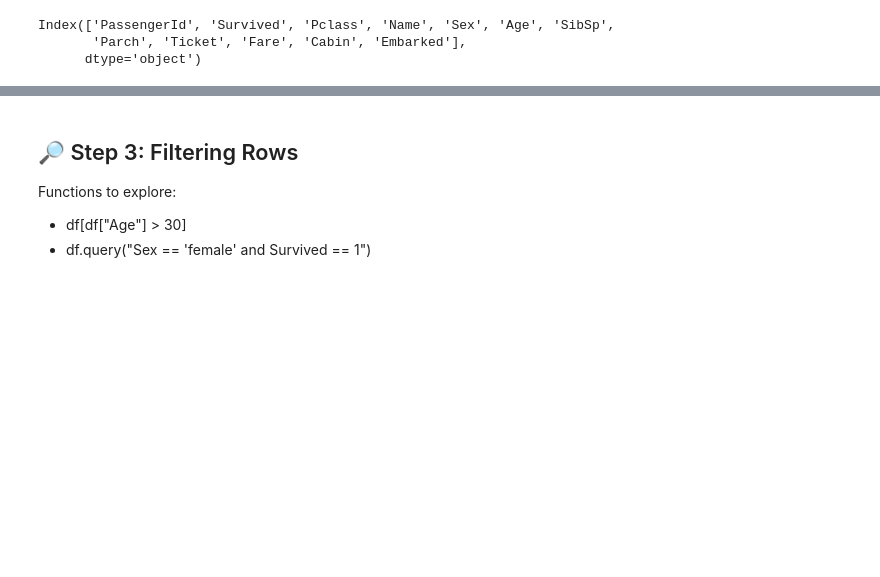
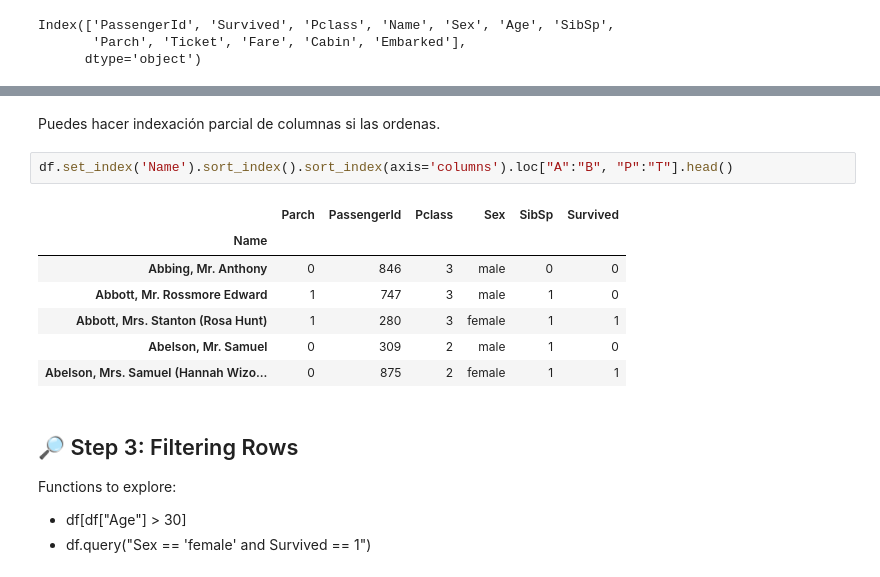
Before and after one commit to franpelirrojo/api_exploration_titanic, a Jupyter notebook: Titanic_Pandas_Practice_Notebook.ipynb, the cells around one changed output, grey strips where cells are left out. Drawn from its saved outputs; the diff is of its cells as text; blank space fills up the shorter version.

```diff
--- a/Titanic_Pandas_Practice_Notebook.ipynb
+++ b/Titanic_Pandas_Practice_Notebook.ipynb
@@ -150,3 +331,15 @@ df[["Sex", "Age", "Survived"]].head()
+# %% [markdown]
+Puedes hacer indexación parcial de columnas si las ordenas.
+# %%
+df.set_index('Name').sort_index().sort_index(axis='columns').loc["A":"B", "P":"T"].head()
+# %% [output]
+|  | Parch | PassengerId | Pclass | Sex | SibSp | Survived |
+| Name |  |  |  |  |  |  |
+| Abbing, Mr. Anthony | 0 | 846 | 3 | male | 0 | 0 |
+| Abbott, Mr. Rossmore Edward | 1 | 747 | 3 | male | 1 | 0 |
+| Abbott, Mrs. Stanton (Rosa Hunt) | 1 | 280 | 3 | female | 1 | 1 |
+| Abelson, Mr. Samuel | 0 | 309 | 2 | male | 1 | 0 |
+| Abelson, Mrs. Samuel (Hannah Wizo... | 0 | 875 | 2 | female | 1 | 1 |
 # %% [markdown]
 
 ## 🔎 Step 3: Filtering Rows
```
Also changed, not shown: parts of 35 cells of this notebook.
